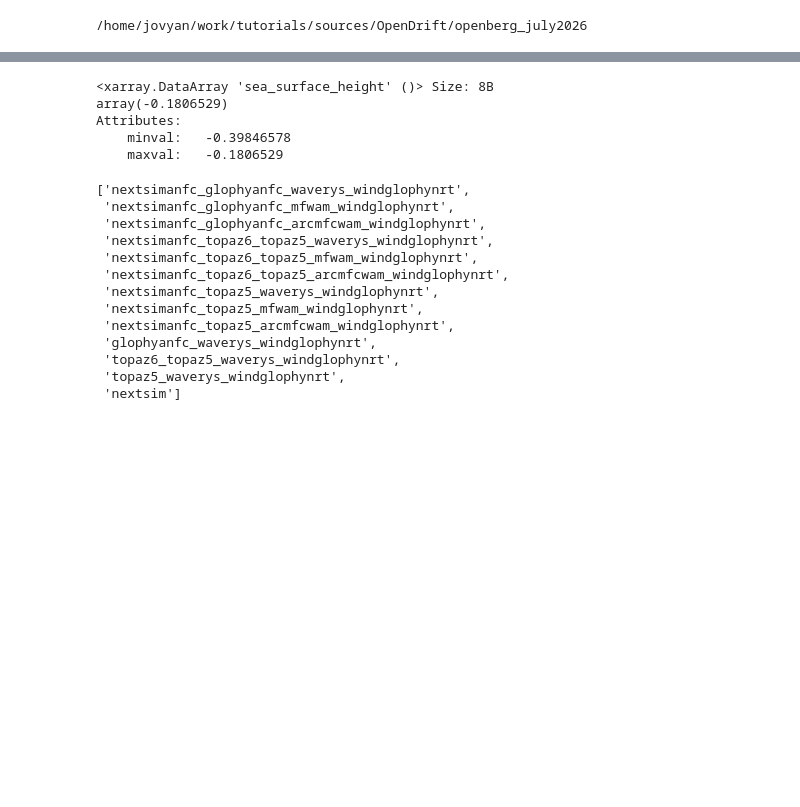
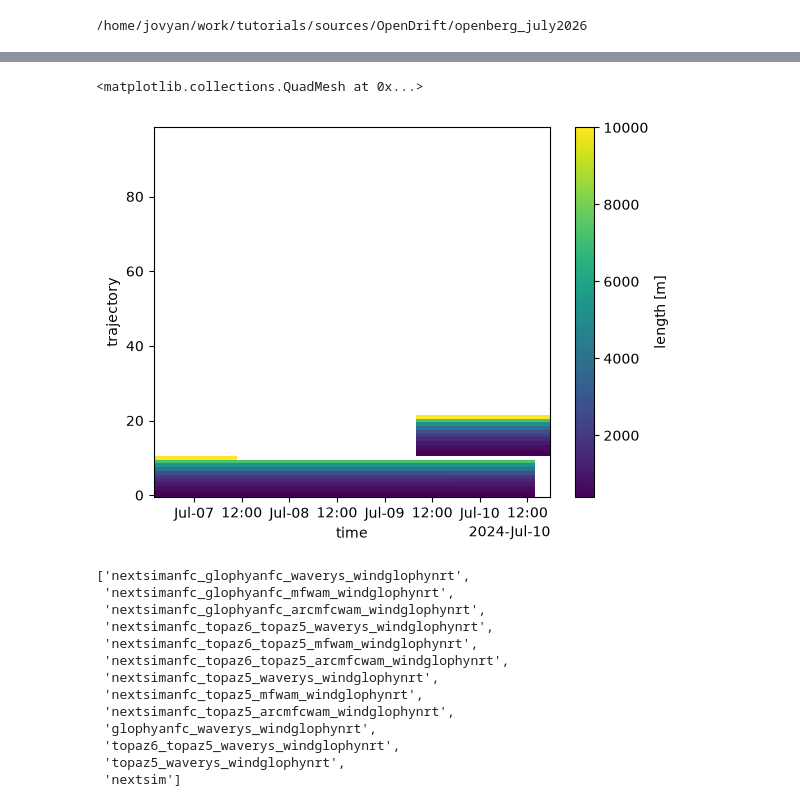
Before and after one commit to lia-f-h/openberg_july2026, a Jupyter notebook: scripts/analysis1.ipynb, the cells around one changed output, grey strips where cells are left out. Saved outputs shown, nothing was run; the diff lists cells and outputs as text; code cells hidden in the pictures; blank space fills up the shorter version.

```diff
--- a/scripts/analysis1.ipynb
+++ b/scripts/analysis1.ipynb
@@ -70,11 +71,8 @@ plt.show()
 # %%
-sim.sea_surface_height.max()
+sim.length.plot()
 # %% [output]
-<xarray.DataArray 'sea_surface_height' ()> Size: 8B
-array(-0.1806529)
-Attributes:
-    minval:   -0.39846578
-    maxval:   -0.1806529
+<matplotlib.collections.QuadMesh at 0x...>
+[figure, added]
 # %%
 # Read and subset tracker data
 obs_3day = read_tracker('./input/Osker-X2.csv')['3D']
```
Also changed, not shown: parts of 2 cells of this notebook, 23 other files.
